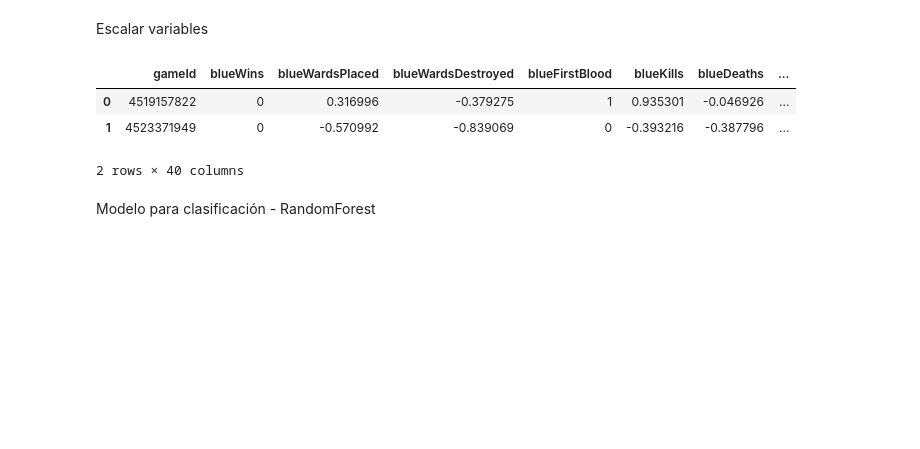
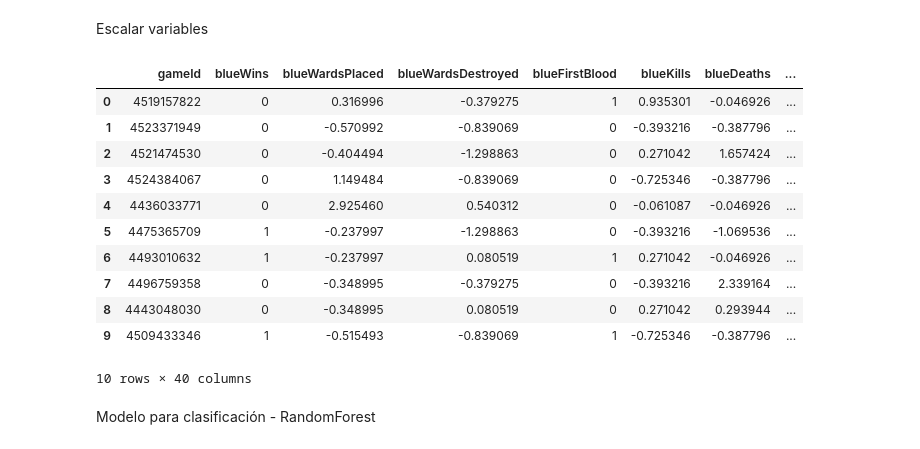
Before and after one commit to mariaRam2003/Laboratorio2_IA, a Jupyter notebook: Task3.ipynb, the cells around one changed output. Saved outputs shown, nothing was run; the diff lists cells and outputs as text; code cells hidden in the pictures; blank space fills up the shorter version.

```diff
--- a/Task3.ipynb
+++ b/Task3.ipynb
@@ -132,12 +139,20 @@ scaler = StandardScaler()
 # Escalar las variables numericas
 df[variables_toScale] = scaler.fit_transform(df[variables_toScale])
 # %%
-df.head(2)
+df.head(10)
 # %% [output]
 |  | gameId | blueWins | blueWardsPlaced | blueWardsDestroyed | blueFirstBlood | blueKills | blueDeaths | ... |
 | 0 | 4519157822 | 0 | 0.316996 | -0.379275 | 1 | 0.935301 | -0.046926 | ... |
 | 1 | 4523371949 | 0 | -0.570992 | -0.839069 | 0 | -0.393216 | -0.387796 | ... |
+| 2 | 4521474530 | 0 | -0.404494 | -1.298863 | 0 | 0.271042 | 1.657424 | ... |
+| 3 | 4524384067 | 0 | 1.149484 | -0.839069 | 0 | -0.725346 | -0.387796 | ... |
+| 4 | 4436033771 | 0 | 2.925460 | 0.540312 | 0 | -0.061087 | -0.046926 | ... |
+| 5 | 4475365709 | 1 | -0.237997 | -1.298863 | 0 | -0.393216 | -1.069536 | ... |
+| 6 | 4493010632 | 1 | -0.237997 | 0.080519 | 1 | 0.271042 | -0.046926 | ... |
+| 7 | 4496759358 | 0 | -0.348995 | -0.379275 | 0 | -0.393216 | 2.339164 | ... |
+| 8 | 4443048030 | 0 | -0.348995 | 0.080519 | 0 | 0.271042 | 0.293944 | ... |
+| 9 | 4509433346 | 1 | -0.515493 | -0.839069 | 1 | -0.725346 | -0.387796 | ... |
-2 rows × 40 columns
+10 rows × 40 columns
 # %% [markdown]
 Modelo para clasificación - RandomForest
 # %%
```
Also changed, not shown: parts of 39 cells of this notebook.
